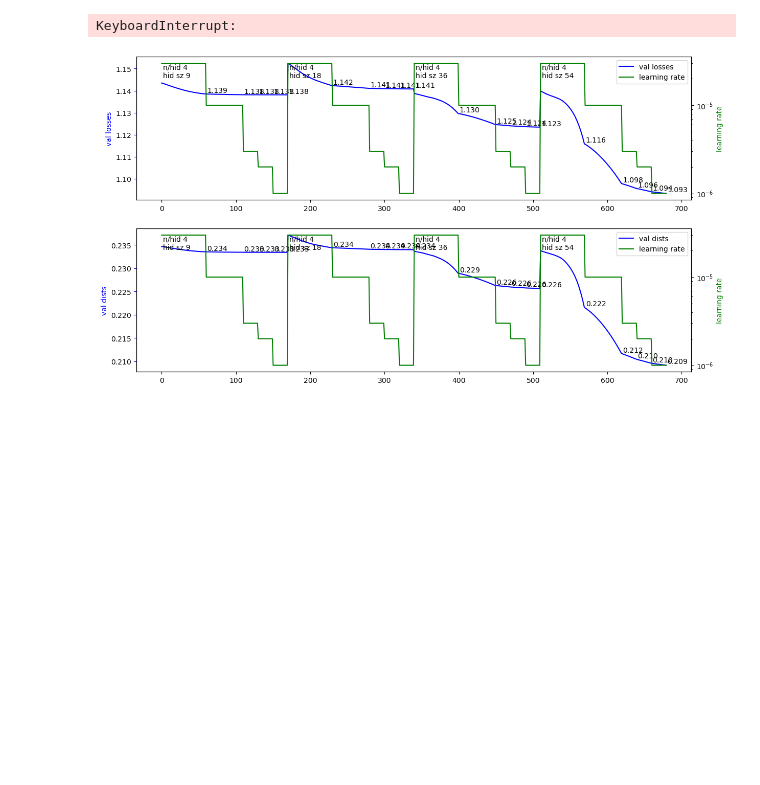
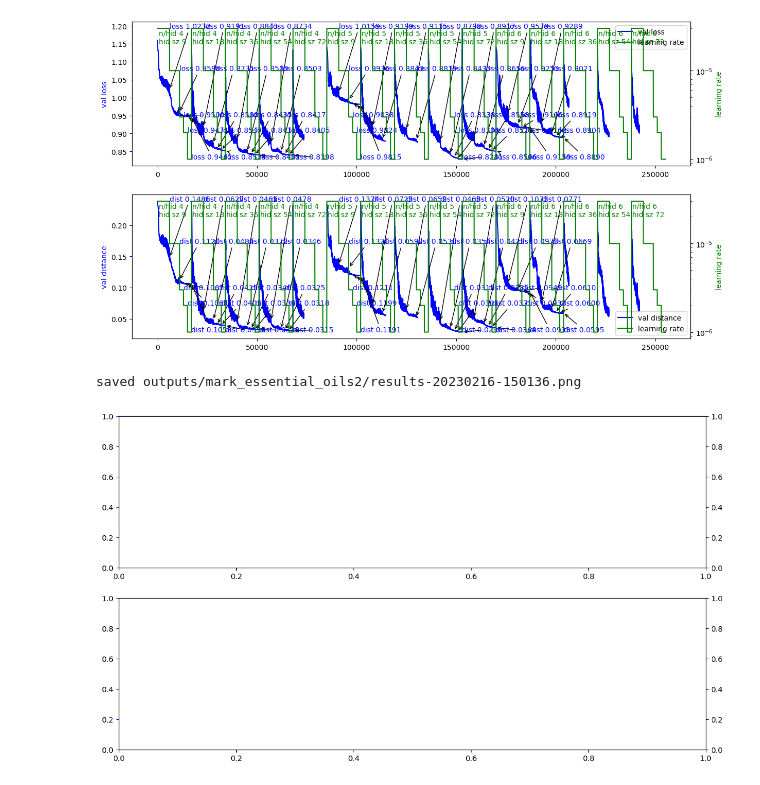
Before and after one commit to timh/nn-202302, a Jupyter notebook: mark_essential_oils2.ipynb, the cells around one changed output. Drawn from its saved outputs; the diff is of its cells as text; code cells hidden in the pictures; blank space fills up the shorter version.

Commit message:
progress. 5 hidden, 54 neurons each?

```diff
--- a/mark_essential_oils2.ipynb
+++ b/mark_essential_oils2.ipynb
@@ -22,12 +22,13 @@ Ag: 20%
 """
 import torch
 import datetime
-from typing import List, Literal
+from typing import List, Tuple, Literal
 from dataclasses import dataclass
 
 from mark_essential_oils import Config, gen_examples, train
 
 import matplotlib.pyplot as plt
+from matplotlib.patches import ConnectionPatch
 from IPython import display
 
 # import seaborn as sns
@@ -37,9 +38,9 @@ from IPython import display
 @dataclass
 class Annotation:
     text: str
-    x: float
-    y: float
-    axes: Literal['val', 'lr']
+    xy: Tuple[float, float]
+    axes: str
+    textxy: Tuple[float, float] = None
 # %%
 %matplotlib inline
 cfg = Config(compounds_str)
@@ -57,10 +58,10 @@ color_lr = "green"
 fig = plt.gcf()
 
 def reset_plot():
-    plt.rcParams["figure.figsize"] = (14, 8) # (w, h)
+    plt.rcParams["figure.figsize"] = (30, 20) # (w, h)
     fig.clear()
-    ax_val_losses = fig.add_subplot(2, 1, 1, label="val losses")
-    ax_val_dists = fig.add_subplot(2, 1, 2, label="val dists")
+    ax_val_losses = fig.add_subplot(2, 1, 1, label="val loss")
+    ax_val_dists = fig.add_subplot(2, 1, 2, label="val distance")
 
     all_axes = [ax_val_losses, ax_val_dists]
     all_axes_lr = [ax.twinx() for ax in all_axes]
@@ -90,8 +91,8 @@ data_train = gen_examples(cfg, hp_num_batches, hp_batch_size)
 data_val = gen_examples(cfg, hp_num_batches, hp_batch_size)
 
 timestr = datetime.datetime.now().strftime("%Y%m%d-%H%M%S")
-filename_base = ["outputs", "mark_essential_oils2", "results-" + timestr]
-filename_base = "/".join(filename_base)
+filename = ["outputs", "mark_essential_oils2", "results-" + timestr + ".png"]
+filename = "/".join(filename)
 
 total_epochs = 0
 for num_hidden in hp_num_hidden:
@@ -113,61 +114,77 @@ for num_hidden in hp_num_hidden:
             val_dists.extend(vdists)
             learning_rates.extend([lr] * epochs)
 
+            all_axes, all_axes_lr = reset_plot()
+            all_vals = [val_losses, val_dists]
+
             # annotation for hyper param change
+            lrpos = (float(total_epochs), learning_rates[total_epochs])
             if lridx == 0:
                 annotext = f"n/hid {num_hidden}\nhid sz {hidden_size}"
-                anno = Annotation(text=annotext, x=float(total_epochs), y=learning_rates[total_epochs], axes='lr')
+                anno = Annotation(text=annotext, xy=lrpos, axes="learning rate")
                 annotations.append(anno)
 
             # annotation for ending loss for that learning rate
-            annotext = f"{val_losses[-1]:.3f}"
-            anno = Annotation(annotext, x=float(total_epochs + epochs - 1), y=val_losses[-1], axes='val losses')
+            textpos = (total_epochs + epochs - 1, learning_rates[-1])
+            annotext = f"loss {val_losses[-1]:.4f}"
+            annopos = (textpos[0], val_losses[-1])
+            anno = Annotation(annotext, xy=annopos, axes="val loss", textxy=textpos)
             annotations.append(anno)
 
-            annotext = f"{val_dists[-1]:.3f}"
-            anno = Annotation(annotext, x=float(total_epochs + epochs - 1), y=val_dists[-1], axes='val dists')
+            annotext = f"dist {val_dists[-1]:.4f}"
+            annopos = (textpos[0], val_dists[-1])
+            anno = Annotation(annotext, xy=annopos, axes="val distance", textxy=textpos)
             annotations.append(anno)
-
-            all_axes, all_axes_lr = reset_plot()
-            all_vals = [val_losses, val_dists]
 
             for axes, axes_lr, vals in zip(all_axes, all_axes_lr, all_vals):
                 axes.plot(vals, color=color_val, label=axes.get_label())
                 lines, labels = axes.get_legend_handles_labels()
 
                 axes_lr.plot(learning_rates, color=color_lr, label=axes_lr.get_label())
                 lines_lr, labels_lr = axes_lr.get_legend_handles_labels()
 
                 axes.legend(lines + lines_lr, labels + labels_lr)
 
                 for anno in annotations:
-                    if anno.axes == 'lr':
-                        destaxis = axes_lr
+                    kvargs = {}
+                    use_axes: plt.Axes = None
+                    if anno.axes == axes_lr.get_label():
                         xoff = 2
-                        yoff = (anno.text.count("\n") + 1) * -10
+                        yoff = (anno.text.count("\n") + 1) * -15
+                        color = color_lr
+                        kvargs = dict(xytext=(xoff, yoff), textcoords='offset pixels')
+                        use_axes = axes_lr
+
                     elif anno.axes == axes.get_label():
-                        destaxis = axes
-                        xoff = 2
-                        yoff = 2
+                        color = color_val
+                        use_axes = axes
+
+                        if anno.textxy is not None:
+                            # con = ConnectionPatch(xyA=anno.xy, axesA=axes,
+                            #                       xyB=anno.textxy, axesB=axes_lr,
+                            #                       coordsA="data", coordsB="data")
+                            # axes_lr.add_artist(con)
+                            kvargs = dict(xytext=anno.textxy, textcoords=axes_lr.transData, arrowprops=dict(arrowstyle='->'))
                     else:
                         continue
-                    destaxis.annotate(text=anno.text, xy=[anno.x, anno.y], xytext=(xoff, yoff), textcoords='offset points')
+
+                    use_axes.annotate(text=anno.text, xy=anno.xy, color=color, **kvargs)
 
             display.clear_output(True)
             display.display(fig)
 
             epochs_at_lr += epochs
             total_epochs += epochs
 
-            filename = f"{filename_base}-epoch_{epochs_at_lr}-num_hidden_{num_hidden:02}-hidden_size_{hidden_size:02}-lr_{lr:5E}.png"
             fig.savefig(filename)
             print(f"saved {filename}")
 
             for ax in [*all_axes, *all_axes_lr]:
                 ax.clear()
 # %% [output]
+[figure, new version]
-KeyboardInterrupt:
+saved outputs/mark_essential_oils2/results-20230216-150136.png
-[figure, old version]
+[figure, added]
 # %%
 smoothed = torch.Tensor(tlosses).view(-1, 50).mean(dim=1)
 plt.plot(smoothed, label="training", color="blue")
```
Also changed, not shown: parts of 1 cell of this notebook.
